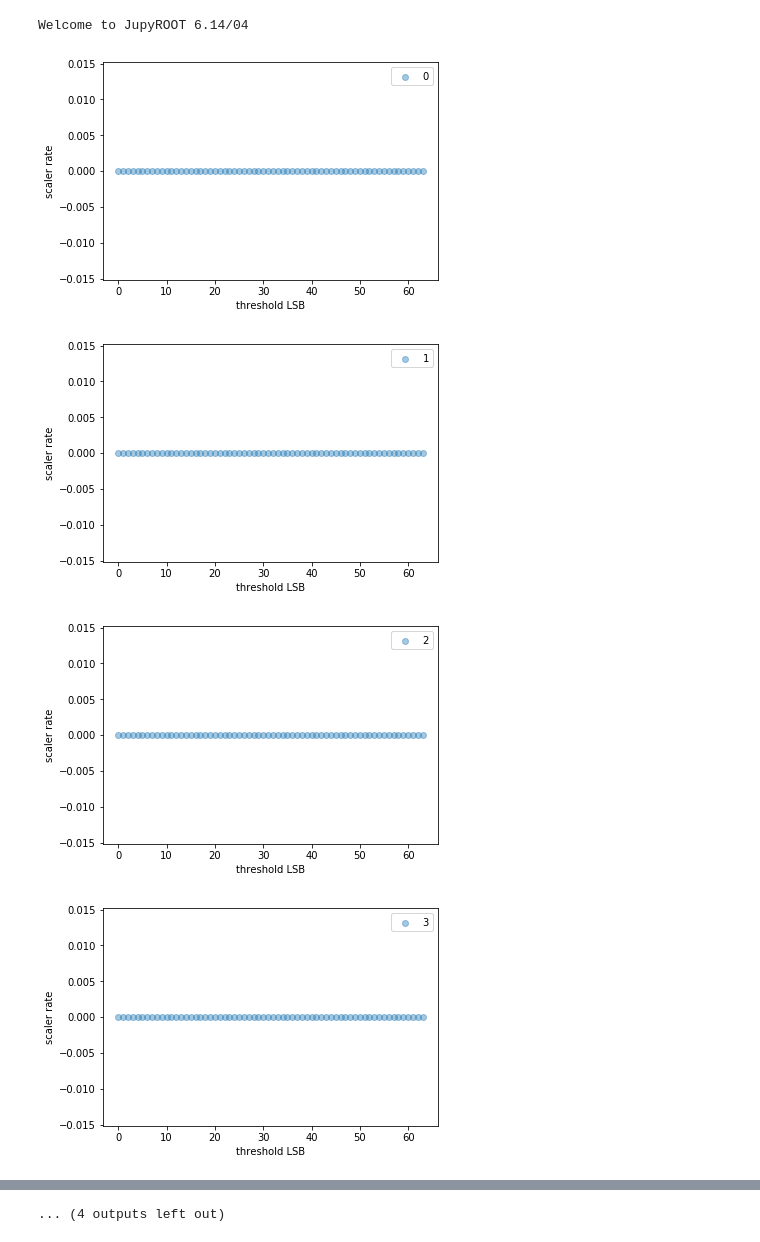
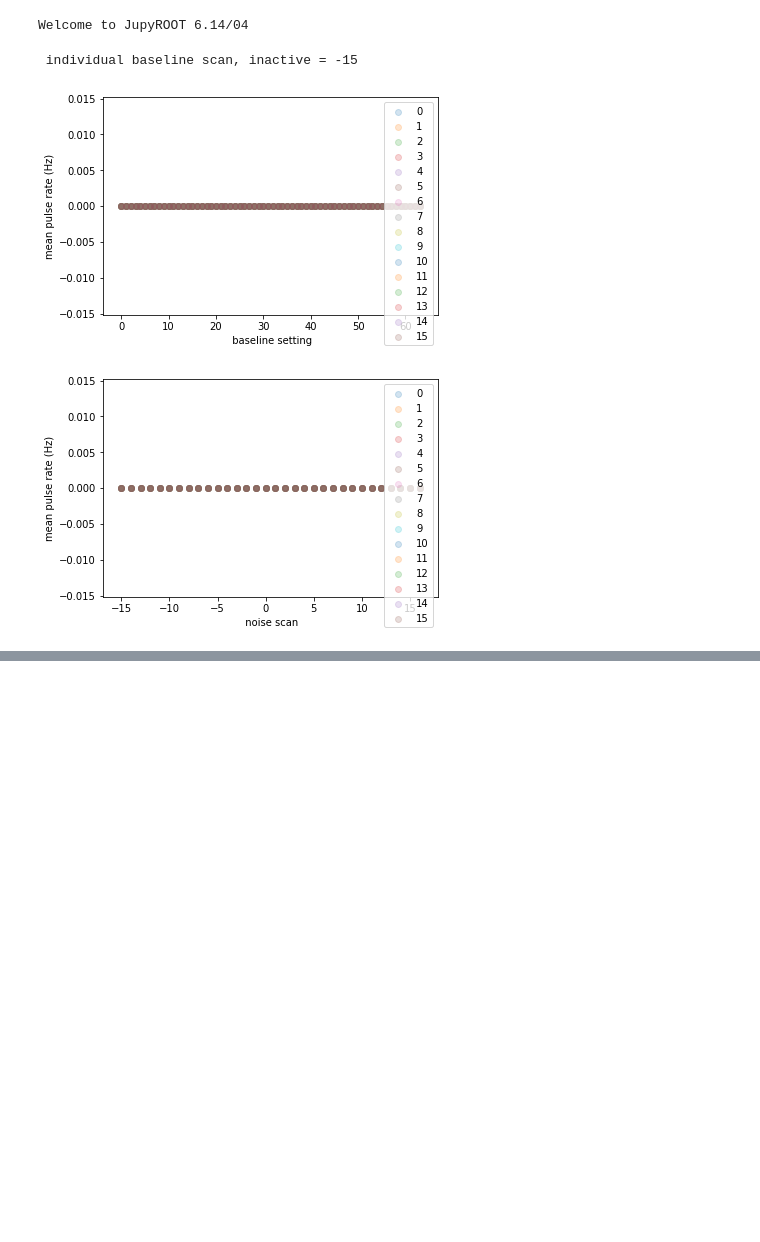
Before and after one commit to acidbourbon/PT_full_system, a Jupyter notebook: workdir/jupyter/noise_scan_BASIC.ipynb, the cells around one changed output, grey strips where cells are left out. Cells and saved outputs as stored; diff of their text form; code cells hidden in the pictures; blank space fills up the shorter version.

```diff
--- a/workdir/jupyter/noise_scan_BASIC.ipynb
+++ b/workdir/jupyter/noise_scan_BASIC.ipynb
@@ -35,22 +35,41 @@ Welcome to JupyROOT 6.14/04
 # %%
 name="1111"
 ptc.init_active_boards()
+
+print(" individual baseline scan, inactive = -15 ")
+baseline_calib.baseline_calib_by_noise(name, dummy_calib=True,individual=True)
+
 baseline_calib.char_noise_by_thresh_scan(name,dummy_calib=True)
 #read threshold_scan from database:
 dummy_calib = db.get_calib_json_by_name(name,dummy_calib=True)
 tsbl_scan_raw = dummy_calib["tsbl_scan_raw"]
 tsbl_range    = dummy_calib["tsbl_range"]
 
  #plot current scan results for all channels:
-for ch in range(0,16):
-    plt.scatter(tsbl_range,tsbl_scan_raw[ch], alpha=0.4,label = ch)
-    plt.xlabel("threshold LSB")
-    plt.ylabel("scaler rate")
-    plt.legend()
-    #         plt.savefig("noise_channels.png", bbox_inches='tight')
-    plt.show()
+
+
+# baseline scan:
+noise_scan_raw = dummy_calib["noise_scan_raw"]
+noise_range    = dummy_calib["bl_range"]
+
+for i in range(0,16):
+ plt.scatter(tsbl_range,tsbl_scan_raw[i],alpha=0.2,label = "{:d}".format(i))
+
+ plt.legend()
+ plt.xlabel("  baseline setting ")
+ plt.ylabel("mean pulse rate (Hz)")
+ #plt.yscale('log')
+plt.show()
+
+for i in range(0,16):
+ plt.scatter(noise_range,noise_scan_raw[i],alpha=0.2,label = "{:d}".format(i))
+
+ plt.legend()
+ plt.xlabel("  noise scan ")
+ plt.ylabel("mean pulse rate (Hz)")
+ #plt.yscale('log')
+plt.show()
 # %% [output]
+ individual baseline scan, inactive = -15
-[figure, old version]
+[figure, new version]
-[figure, old version]
+[figure, new version]
-[figure, removed]
-[figure, removed]
@@ -65 +75,0 @@ for ch in range(0,16):
-... (4 outputs left out)
```
Also changed, not shown: parts of 1 cell of this notebook, 1 other file.
